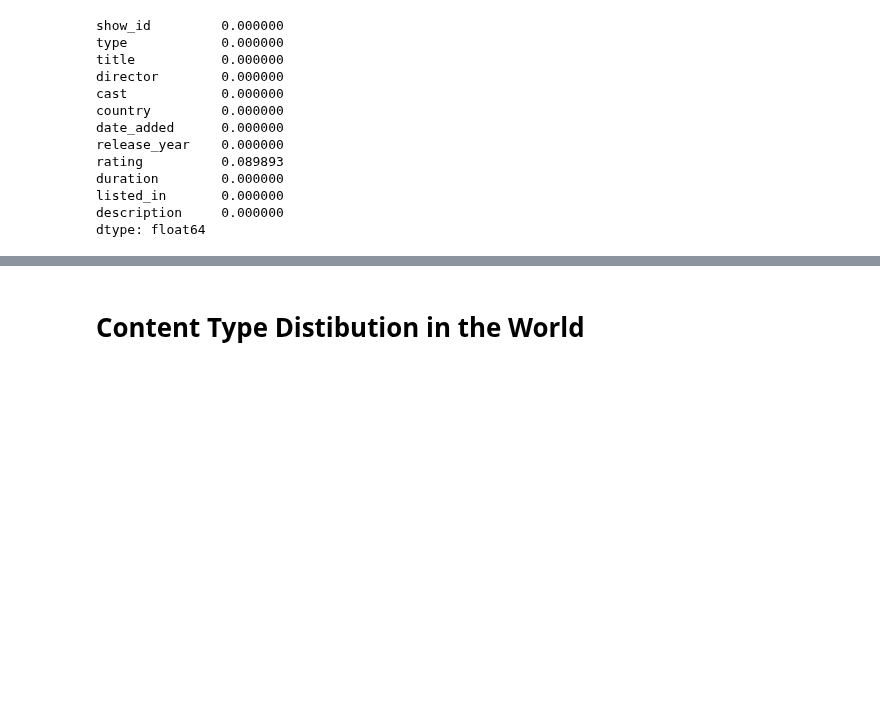
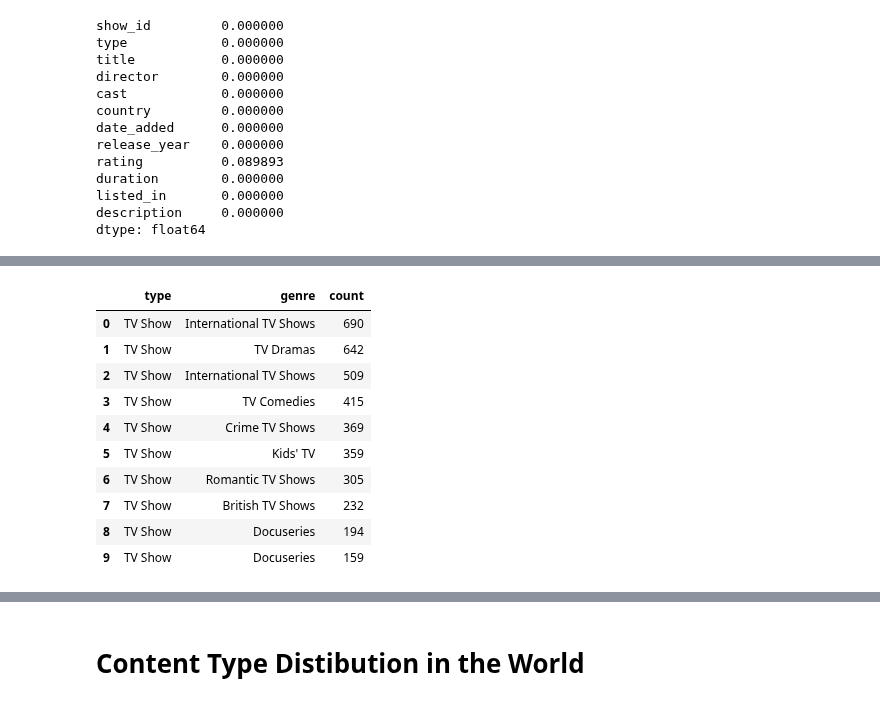
Before and after one commit to AlejandroDeLaCruz/Netflix-Analysis, a Jupyter notebook: Netflix.ipynb, the cells around one changed output, grey strips where cells are left out. Saved outputs shown, nothing was run; the diff lists cells and outputs as text; code cells hidden in the pictures; blank space fills up the shorter version.

```diff
--- a/Netflix.ipynb
+++ b/Netflix.ipynb
@@ -62,0 +119,17 @@ dtype: float64
+# %%
+genre_tv = genre_data[(genre_data['type'] == 'TV Show')].value_counts().nlargest(10).to_frame()
+genre_tv.reset_index(level=[0,1], inplace=True)
+genre_tv.rename(columns = {0: 'count'}, inplace= True)
+genre_tv
+# %% [output]
+|  | type | genre | count |
+| 0 | TV Show | International TV Shows | 690 |
+| 1 | TV Show | TV Dramas | 642 |
+| 2 | TV Show | International TV Shows | 509 |
+| 3 | TV Show | TV Comedies | 415 |
+| 4 | TV Show | Crime TV Shows | 369 |
+| 5 | TV Show | Kids' TV | 359 |
+| 6 | TV Show | Romantic TV Shows | 305 |
+| 7 | TV Show | British TV Shows | 232 |
+| 8 | TV Show | Docuseries | 194 |
+| 9 | TV Show | Docuseries | 159 |
```
Also changed, not shown: parts of 6 cells of this notebook.
